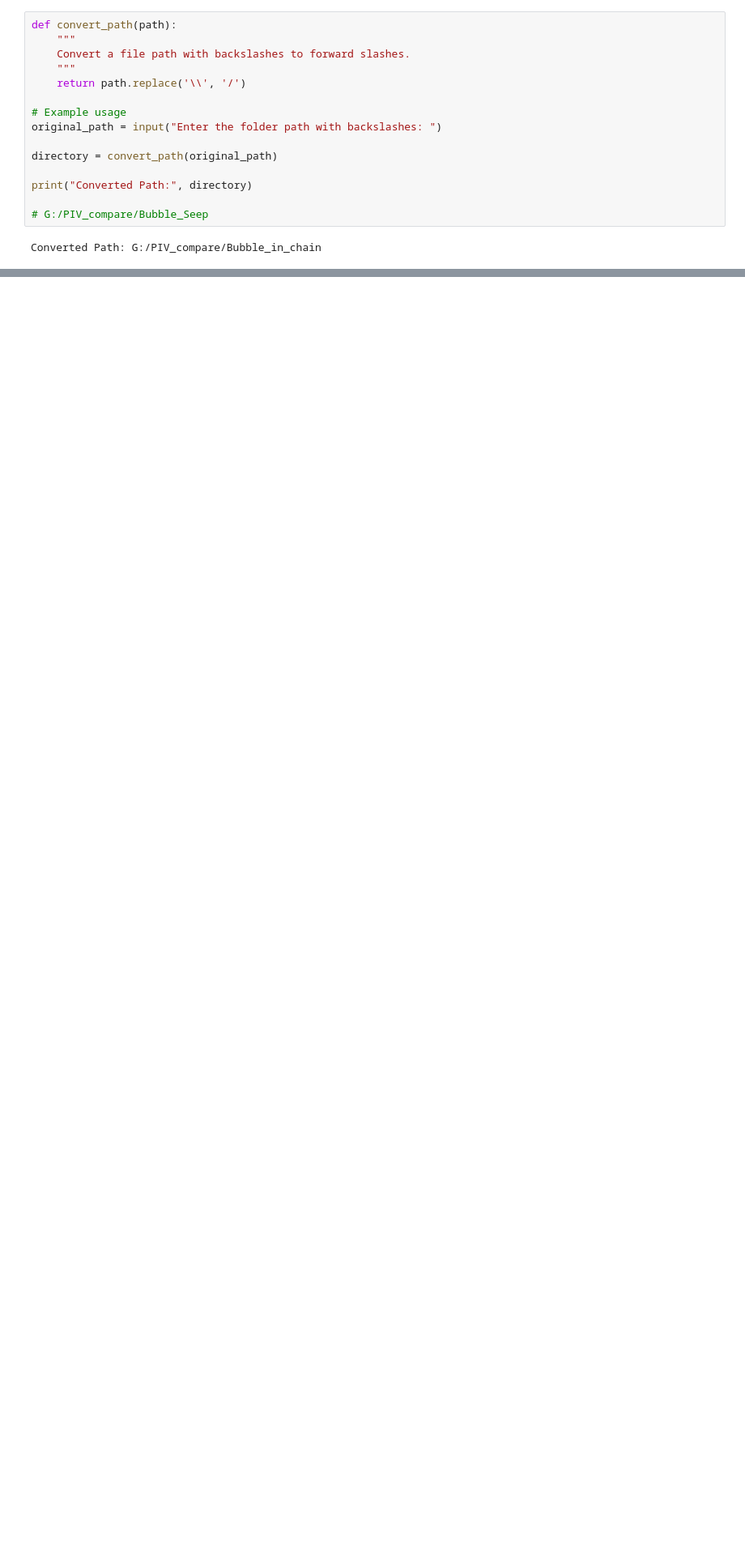
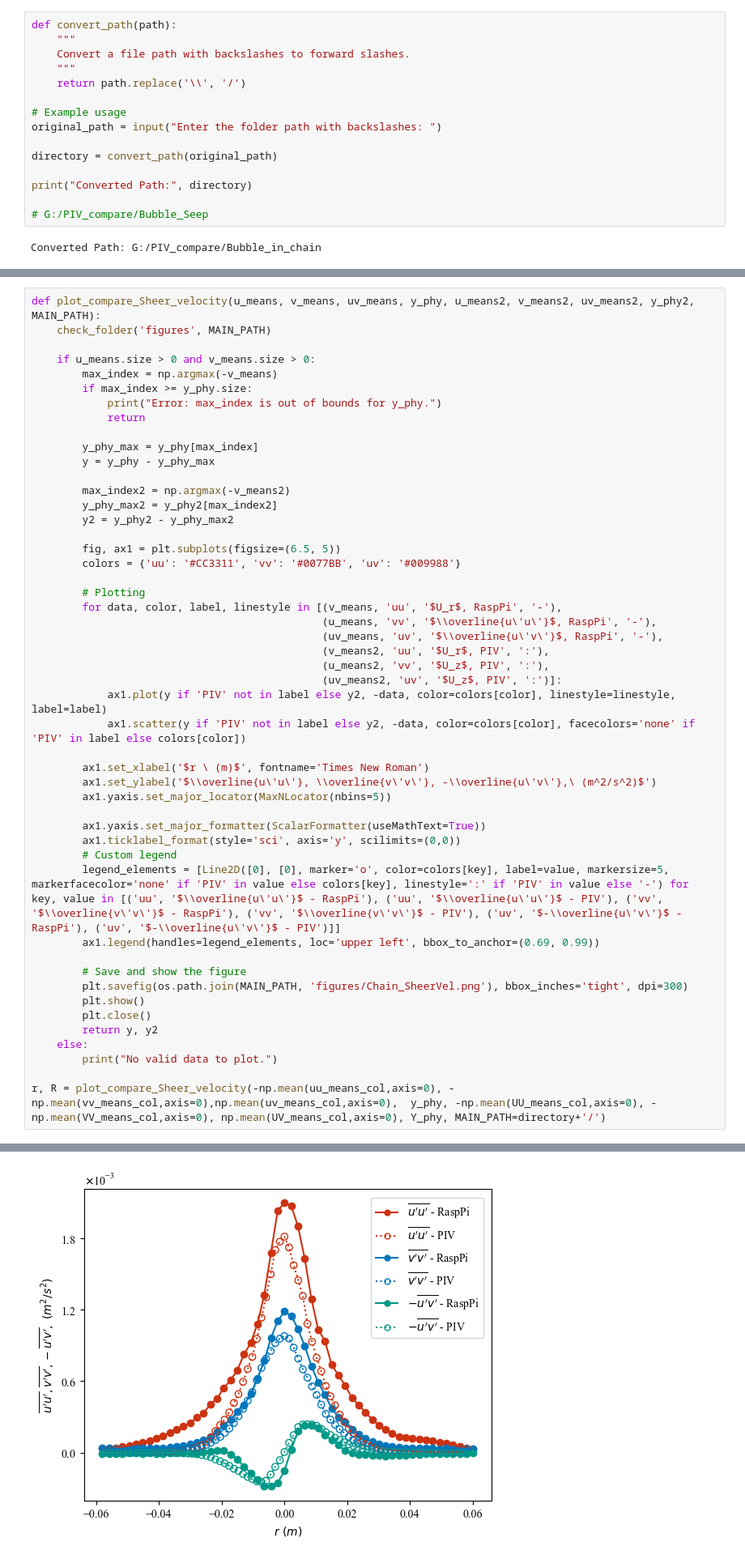
Before and after one commit to Schuetzen/PIVPowerPlot, a Jupyter notebook: Plot_history/PowerPlot_BubbleChain.ipynb, the cells around one changed output, grey strips where cells are left out. Shown at 81% size. Cells and saved outputs as stored; diff of their text form; blank space fills up the shorter version.

```diff
--- a/Plot_history/PowerPlot_BubbleChain.ipynb
+++ b/Plot_history/PowerPlot_BubbleChain.ipynb
@@ -389,0 +541,50 @@ Folder 'figures' already exists at: G:/PIV_compare/Bubble_in_chain/figures
+# %%
+def plot_compare_Sheer_velocity(u_means, v_means, uv_means, y_phy, u_means2, v_means2, uv_means2, y_phy2, MAIN_PATH):
+    check_folder('figures', MAIN_PATH)
+
+    if u_means.size > 0 and v_means.size > 0:
+        max_index = np.argmax(-v_means)
+        if max_index >= y_phy.size:
+            print("Error: max_index is out of bounds for y_phy.")
+            return
+
+        y_phy_max = y_phy[max_index]
+        y = y_phy - y_phy_max
+
+        max_index2 = np.argmax(-v_means2)
+        y_phy_max2 = y_phy2[max_index2]
+        y2 = y_phy2 - y_phy_max2
+
+        fig, ax1 = plt.subplots(figsize=(6.5, 5))
+        colors = {'uu': '#CC3311', 'vv': '#0077BB', 'uv': '#009988'}
+
+        # Plotting
+        for data, color, label, linestyle in [(v_means, 'uu', '$U_r$, RaspPi', '-'),
+                                              (u_means, 'vv', '$\\overline{u\'u\'}$, RaspPi', '-'),
+                                              (uv_means, 'uv', '$\\overline{u\'v\'}$, RaspPi', '-'),
+                                              (v_means2, 'uu', '$U_r$, PIV', ':'),
+                                              (u_means2, 'vv', '$U_z$, PIV', ':'),
+                                              (uv_means2, 'uv', '$U_z$, PIV', ':')]:
+            ax1.plot(y if 'PIV' not in label else y2, -data, color=colors[color], linestyle=linestyle, label=label)
+            ax1.scatter(y if 'PIV' not in label else y2, -data, color=colors[color], facecolors='none' if 'PIV' in label else colors[color])
+
+        ax1.set_xlabel('$r \ (m)$', fontname='Times New Roman')
+        ax1.set_ylabel('$\\overline{u\'u\'}, \\overline{v\'v\'}, -\\overline{u\'v\'},\ (m^2/s^2)$')
+        ax1.yaxis.set_major_locator(MaxNLocator(nbins=5))
+
+        ax1.yaxis.set_major_formatter(ScalarFormatter(useMathText=True))
+        ax1.ticklabel_format(style='sci', axis='y', scilimits=(0,0))
+        # Custom legend
+        legend_elements = [Line2D([0], [0], marker='o', color=colors[key], label=value, markersize=5, markerfacecolor='none' if 'PIV' in value else colors[key], linestyle=':' if 'PIV' in value else '-') for key, value in [('uu', '$\\overline{u\'u\'}$ - RaspPi'), ('uu', '$\\overline{u\'u\'}$ - PIV'), ('vv', '$\\overline{v\'v\'}$ - RaspPi'), ('vv', '$\\overline{v\'v\'}$ - PIV'), ('uv', '$-\\overline{u\'v\'}$ - RaspPi'), ('uv', '$-\\overline{u\'v\'}$ - PIV')]]
+        ax1.legend(handles=legend_elements, loc='upper left', bbox_to_anchor=(0.69, 0.99))
+
+        # Save and show the figure
+        plt.savefig(os.path.join(MAIN_PATH, 'figures/Chain_SheerVel.png'), bbox_inches='tight', dpi=300)
+        plt.show()
+        plt.close()
+        return y, y2
+    else:
+        print("No valid data to plot.")
+
+r, R = plot_compare_Sheer_velocity(-np.mean(uu_means_col,axis=0), -np.mean(vv_means_col,axis=0),np.mean(uv_means_col,axis=0),  y_phy, -np.mean(UU_means_col,axis=0), -np.mean(VV_means_col,axis=0), np.mean(UV_means_col,axis=0), Y_phy, MAIN_PATH=directory+'/')
+# %% [output]
@@ -389,0 +592 @@ Folder 'figures' already exists at: G:/PIV_compare/Bubble_in_chain/figures
+[figure, added]
```
Also changed, not shown: parts of 10 cells of this notebook, 9 other files.
